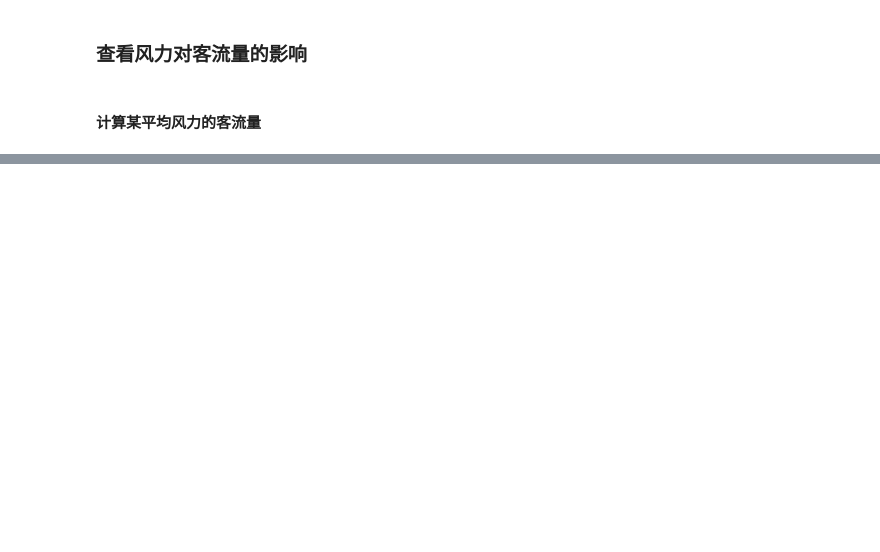
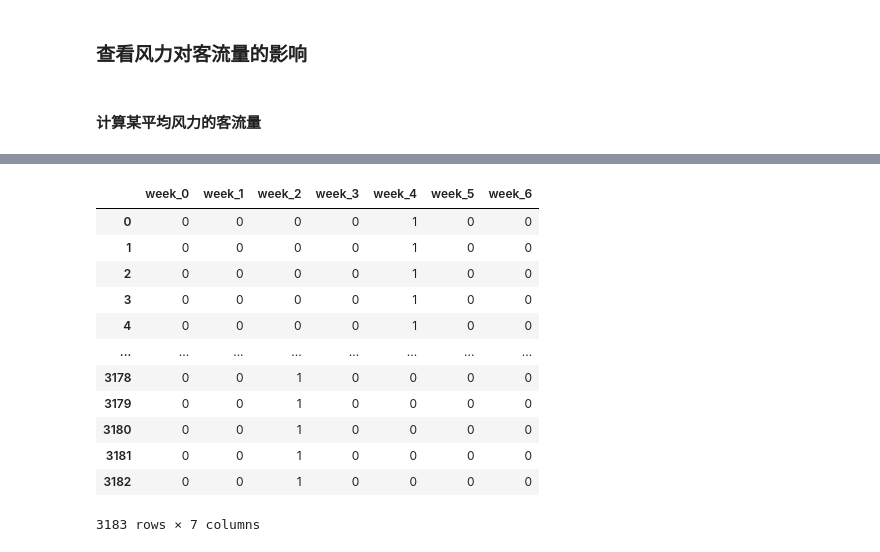
Before and after one commit to yanlingpy/Bus, a Jupyter notebook: code/bus.ipynb, the cells around one changed output, grey strips where cells are left out. Saved outputs shown, nothing was run; the diff lists cells and outputs as text; code cells hidden in the pictures; blank space fills up the shorter version.

```diff
--- a/code/bus.ipynb
+++ b/code/bus.ipynb
@@ -570,0 +405,17 @@ temp_passenger_dataframe.corr()
+# %%
+day_of_week=pd.get_dummies(feature_target_data['week'],prefix='week')
+day_of_week
+# %% [output]
+|  | week_0 | week_1 | week_2 | week_3 | week_4 | week_5 | week_6 |
+| 0 | 0 | 0 | 0 | 0 | 1 | 0 | 0 |
+| 1 | 0 | 0 | 0 | 0 | 1 | 0 | 0 |
+| 2 | 0 | 0 | 0 | 0 | 1 | 0 | 0 |
+| 3 | 0 | 0 | 0 | 0 | 1 | 0 | 0 |
+| 4 | 0 | 0 | 0 | 0 | 1 | 0 | 0 |
+| ... | ... | ... | ... | ... | ... | ... | ... |
+| 3178 | 0 | 0 | 1 | 0 | 0 | 0 | 0 |
+| 3179 | 0 | 0 | 1 | 0 | 0 | 0 | 0 |
+| 3180 | 0 | 0 | 1 | 0 | 0 | 0 | 0 |
+| 3181 | 0 | 0 | 1 | 0 | 0 | 0 | 0 |
+| 3182 | 0 | 0 | 1 | 0 | 0 | 0 | 0 |
+3183 rows × 7 columns
```
Also changed, not shown: parts of 65 cells of this notebook.
